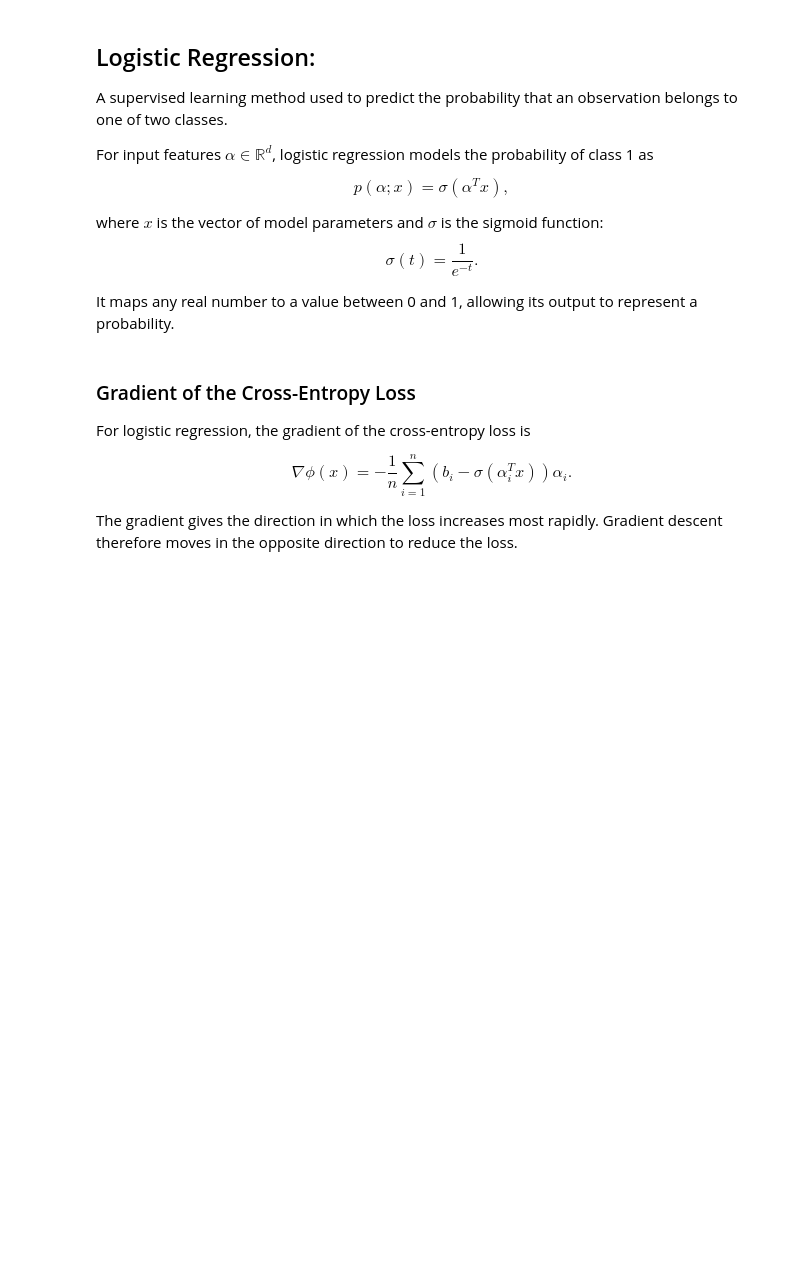
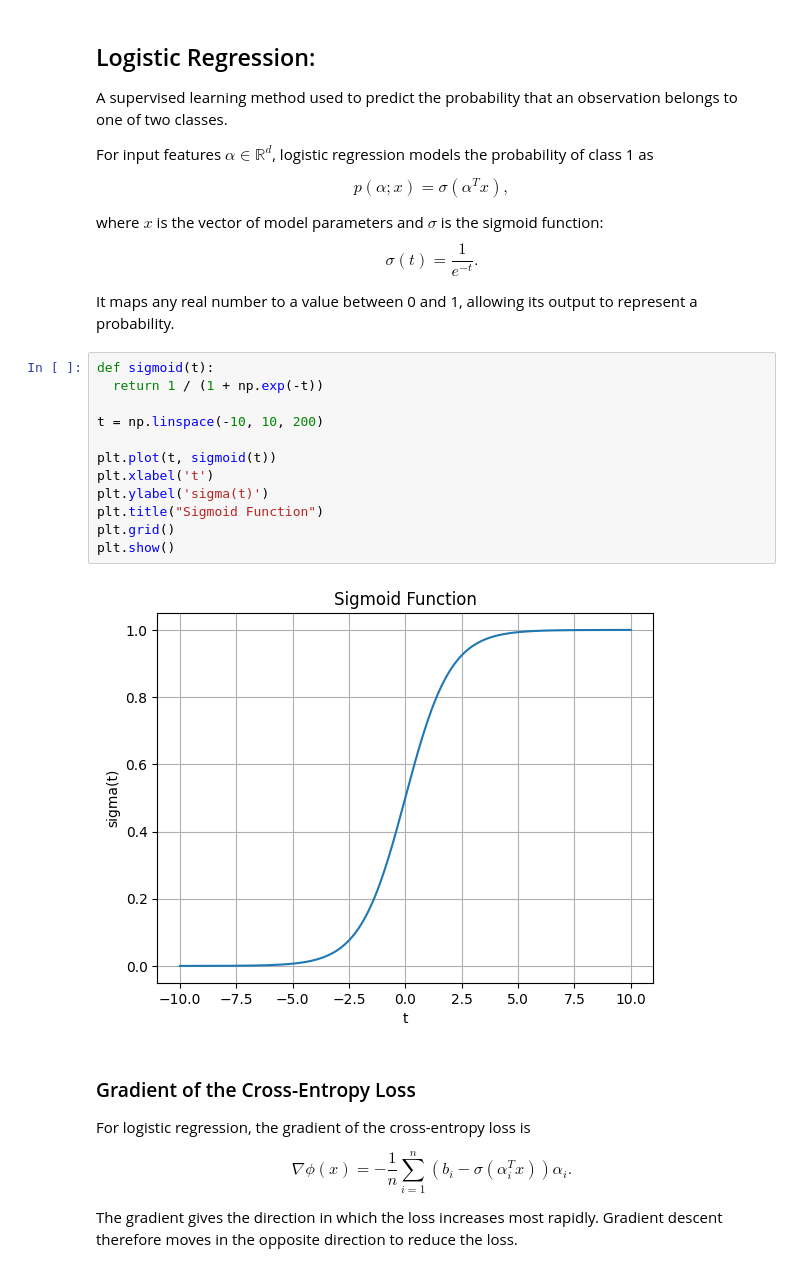
Before and after one commit to nmhom/MAT-422, a Jupyter notebook: MAT422_HW_3.4.ipynb, the cells around one changed output. Saved outputs shown, nothing was run; the diff lists cells and outputs as text; blank space fills up the shorter version.

```diff
--- a/MAT422_HW_3.4.ipynb
+++ b/MAT422_HW_3.4.ipynb
@@ -15,6 +16,20 @@ $$p(\alpha;x) = \sigma(\alpha^T x),$$
 where $x$ is the vector of model parameters and $\sigma$ is the sigmoid function: $$\sigma(t) = \frac{1}{e^{-t}}.$$
 
 It maps any real number to a value between 0 and 1, allowing its output to represent a probability.
+# %%
+def sigmoid(t):
+  return 1 / (1 + np.exp(-t))
+
+t = np.linspace(-10, 10, 200)
+
+plt.plot(t, sigmoid(t))
+plt.xlabel('t')
+plt.ylabel('sigma(t)')
+plt.title("Sigmoid Function")
+plt.grid()
+plt.show()
+# %% [output]
+[figure, added]
 # %% [markdown]
 ### Gradient of the Cross-Entropy Loss
 
```
Also changed, not shown: parts of 3 cells of this notebook.
